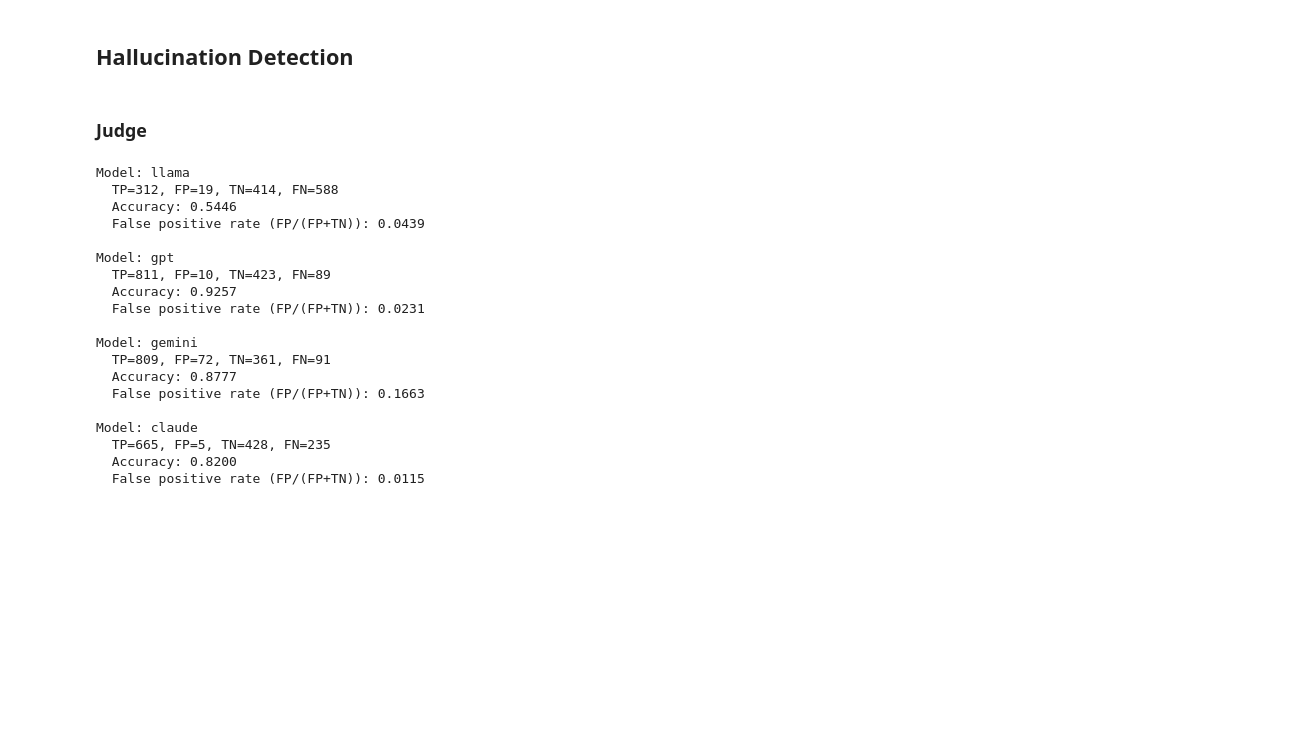
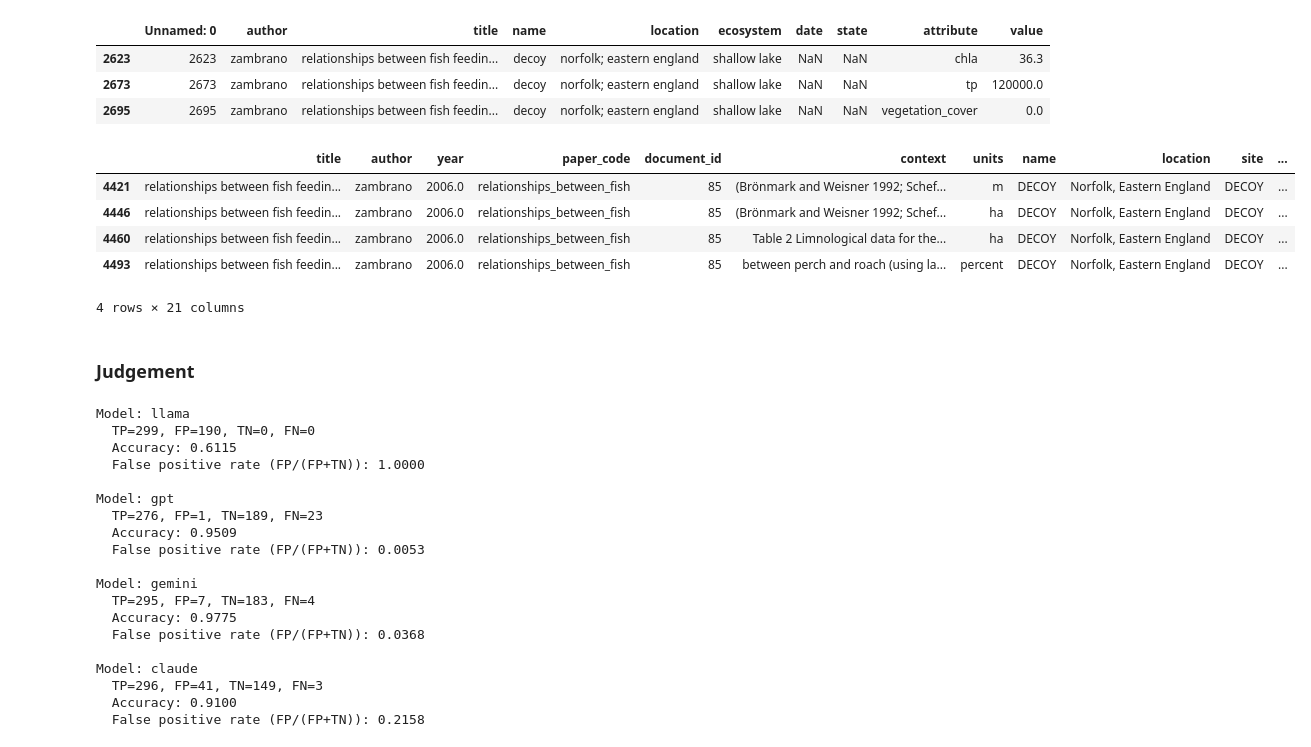
Before and after one commit to kevinqnb/scholarlm, a Jupyter notebook: examples/pond_lake_extraction.ipynb, the cells around one changed output. Saved outputs shown, nothing was run; the diff lists cells and outputs as text; code cells hidden in the pictures; blank space fills up the shorter version.

```diff
--- a/examples/pond_lake_extraction.ipynb
+++ b/examples/pond_lake_extraction.ipynb
@@ -452 +232,19 @@ Name: count, dtype: int64
+# %%
+unmatched_gt_title_df.loc[unmatched_gt_title_df.name == "decoy"]
+# %% [output]
+|  | Unnamed: 0 | author | title | name | location | ecosystem | date | state | attribute | value |
+| 2623 | 2623 | zambrano | relationships between fish feedin... | decoy | norfolk; eastern england | shallow lake | NaN | NaN | chla | 36.3 |
+| 2673 | 2673 | zambrano | relationships between fish feedin... | decoy | norfolk; eastern england | shallow lake | NaN | NaN | tp | 120000.0 |
+| 2695 | 2695 | zambrano | relationships between fish feedin... | decoy | norfolk; eastern england | shallow lake | NaN | NaN | vegetation_cover | 0.0 |
+# %%
+ex_title_df.loc[ex_title_df.name == "DECOY"]
+# %% [output]
+|  | title | author | year | paper_code | document_id | context | units | name | location | site | ... |
+| 4421 | relationships between fish feedin... | zambrano | 2006.0 | relationships_between_fish | 85 | (Brönmark and Weisner 1992; Schef... | m | DECOY | Norfolk, Eastern England | DECOY | ... |
+| 4446 | relationships between fish feedin... | zambrano | 2006.0 | relationships_between_fish | 85 | (Brönmark and Weisner 1992; Schef... | ha | DECOY | Norfolk, Eastern England | DECOY | ... |
+| 4460 | relationships between fish feedin... | zambrano | 2006.0 | relationships_between_fish | 85 | Table 2 Limnological data for the... | ha | DECOY | Norfolk, Eastern England | DECOY | ... |
+| 4493 | relationships between fish feedin... | zambrano | 2006.0 | relationships_between_fish | 85 | between perch and roach (using la... | percent | DECOY | Norfolk, Eastern England | DECOY | ... |
+4 rows × 21 columns
+# %% [markdown]
+### Judgement
 # %%
@@ -460,4 +258,0 @@ validation_labels = result_df['validation']
-# %% [markdown]
-## Hallucination Detection
-# %% [markdown]
-### Judge
@@ -464,11 +297,12 @@ validation_labels = result_df['validation']
 # %%
-labels = validation_labels.astype(bool).to_numpy()
+# Next we can asses how well each judge does individually to predict
+# the validation labels.
 
 prediction_dict = {
-    "llama": result_df['judgement_llama'],
-    "gpt": result_df['judgement_gpt'],
-    "gemini": result_df['judgement_gemini'],
-    "claude": result_df['judgement_claude'],
+    "llama": extracted_df['judgement_llama'],
+    "gpt": extracted_df['judgement_gpt'],
+    "gemini": extracted_df['judgement_gemini'],
+    "claude": extracted_df['judgement_claude'],
 }
 
 for model_name, preds_series in prediction_dict.items():
@@ -490,21 +324,21 @@ for model_name, preds_series in prediction_dict.items():
     print()
 # %% [output]
 Model: llama
-  TP=312, FP=19, TN=414, FN=588
-  Accuracy: 0.5446
-  False positive rate (FP/(FP+TN)): 0.0439
+  TP=299, FP=190, TN=0, FN=0
+  Accuracy: 0.6115
+  False positive rate (FP/(FP+TN)): 1.0000
 
 Model: gpt
-  TP=811, FP=10, TN=423, FN=89
-  Accuracy: 0.9257
-  False positive rate (FP/(FP+TN)): 0.0231
+  TP=276, FP=1, TN=189, FN=23
+  Accuracy: 0.9509
+  False positive rate (FP/(FP+TN)): 0.0053
 
 Model: gemini
-  TP=809, FP=72, TN=361, FN=91
-  Accuracy: 0.8777
-  False positive rate (FP/(FP+TN)): 0.1663
+  TP=295, FP=7, TN=183, FN=4
+  Accuracy: 0.9775
+  False positive rate (FP/(FP+TN)): 0.0368
 
 Model: claude
-  TP=665, FP=5, TN=428, FN=235
-  Accuracy: 0.8200
-  False positive rate (FP/(FP+TN)): 0.0115
+  TP=296, FP=41, TN=149, FN=3
+  Accuracy: 0.9100
+  False positive rate (FP/(FP+TN)): 0.2158
```
Also changed, not shown: parts of 85 cells of this notebook, 13 other files.
